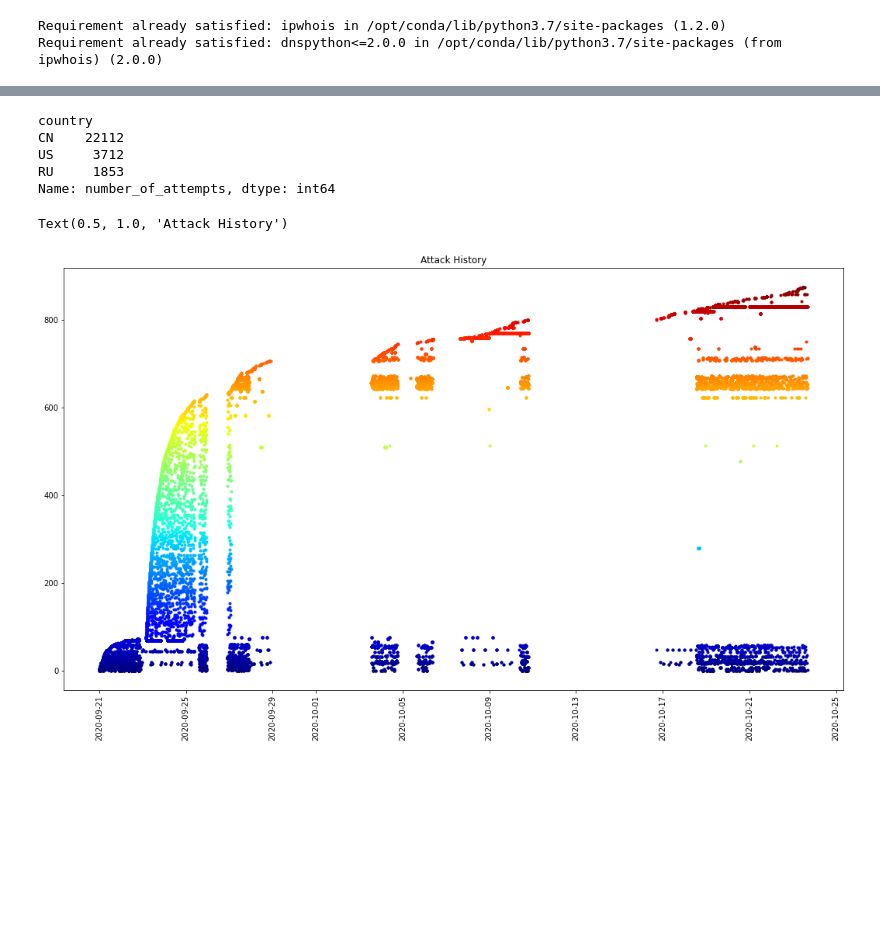
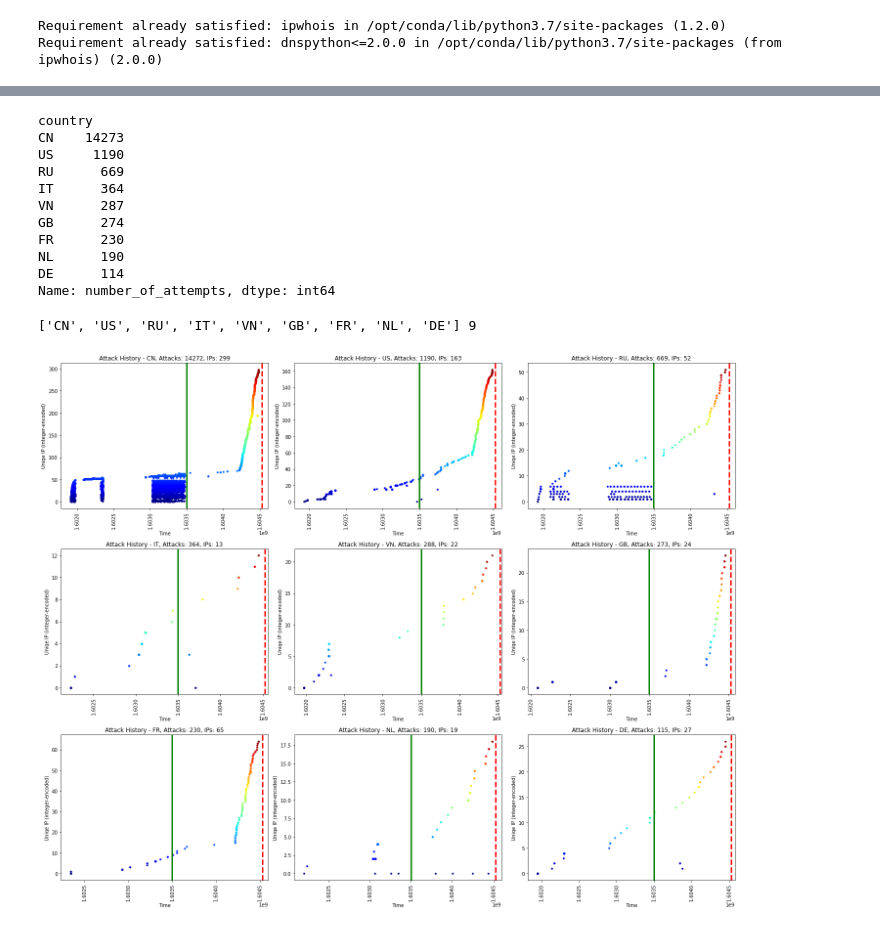
Before and after one commit to Jollyhrothgar/log_analysis, a Jupyter notebook: auth_log_parse.ipynb, the cells around one changed output, grey strips where cells are left out. Saved outputs shown, nothing was run; the diff lists cells and outputs as text; code cells hidden in the pictures; blank space fills up the shorter version.

Commit message:
Switched to unixtime because matplotlib doesn't plot datetime values properly...(still)

```diff
--- a/auth_log_parse.ipynb
+++ b/auth_log_parse.ipynb
@@ -301,3 +283,5 @@ df
+# %%
+df['unixtime'] = df['timestamp'].apply(lambda x: time.mktime(x.timetuple()))
 # %%
 df['user'].value_counts()[df['user'].value_counts() > 6]
 # %% [output]
@@ -359,11 +348,14 @@ df_summary = pd.concat(
     df[['source_ip', 'timestamp']].groupby('source_ip').min().rename(columns={'timestamp':'min_timestamp'}),
     df[['source_ip', 'timestamp']].groupby('source_ip').count().rename(columns={'timestamp':'number_of_attempts'}),
     df[['source_ip', 'user']].groupby('source_ip').agg(lambda x: len(set(x))).rename(columns={'user':'uname_count'}),
-    df[['source_ip', 'timestamp']].groupby('source_ip').agg(lambda x: list(x)).rename(columns={'timestamp':'timeseries'})
+    df[['source_ip', 'timestamp']].groupby('source_ip').agg(lambda x: list(x)).rename(columns={'timestamp':'timeseries'}),
+    df[['source_ip', 'unixtime']].groupby('source_ip').min().rename(columns={'unixtime':'min_unixtime'}),
+    df[['source_ip', 'unixtime']].groupby('source_ip').max().rename(columns={'unixtime':'max_unixtime'}),
+    df[['source_ip', 'unixtime']].groupby('source_ip').agg(lambda x: list(x)).rename(columns={'unixtime':'unixtime_timeseries'})
   ],
   axis=1
 )
-df_summary['ats'] = df_summary['number_of_attempts'] / (df_summary['max_timestamp'] - df_summary['min_timestamp']).apply(lambda x: x.total_seconds())
+df_summary['ats'] = df_summary['number_of_attempts'] / (df_summary['max_unixtime'] - df_summary['min_unixtime'])
 df_summary.sort_values(by='number_of_attempts', ascending=False).head(10)
 # %% [output]
 |  | num_ports_scanned | max_timestamp | min_timestamp | number_of_attempts | uname_count | timeseries | ... |
@@ -420,36 +414,53 @@ Text(0.5, 1.0, 'Attacks by Country')
 # %%
-df_summary.groupby('country').sum()['number_of_attempts'].sort_values(ascending=False)[:3]
+top_over_100 = df_summary.groupby('country').sum()['number_of_attempts'].sort_values(ascending=False)
+top_over_100 = top_over_100[top_over_100 > 100]
 # %% [output]
 country
-CN    22112
-US     3712
-RU     1853
+CN    14273
+US     1190
+RU      669
+IT      364
+VN      287
+GB      274
+FR      230
+NL      190
+DE      114
 Name: number_of_attempts, dtype: int64
 # %%
 # plt_df = df_summary.loc[df_summary.index == '218.92.0.205']
-plt_df = df_summary
-plt_df
-
-n = len(plt_df)
-color = plt.cm.jet(np.linspace(0, 1,n))
+countries = list(top_over_100.index)
+# %%
+print(countries, len(countries))
+# %% [output]
+['CN', 'US', 'RU', 'IT', 'VN', 'GB', 'FR', 'NL', 'DE'] 9
 # %%
-fig, ax = plt.subplots(figsize=(18,10))
-plt.sca(ax)
+fig, axes = plt.subplots(nrows=3, ncols=3, figsize=(20,16))
 
-for i, row in enumerate(plt_df.sort_values(by='min_timestamp').iterrows()):
-  ip_address = row[0]
-  data = row[1]
-  timeseries = data['timeseries']
+for c_i, ax in enumerate(axes.reshape(-1)):
+  plt.sca(ax)
+  plt_df = df_summary.loc[df_summary['country'] == countries[c_i]]
+  color = mpl.cm.jet(np.linspace(0, 1, len(plt_df)))
+  attacks = 0
+  for i, row in enumerate(plt_df.sort_values(by='min_unixtime').iterrows()):
+    attacks += len(data['unixtime_timeseries'])
+    ip_address = row[0]
+    data = row[1]
+    timeseries = data['unixtime_timeseries']
 
-  plt.scatter(
-    timeseries,
-    np.full(shape=(len(timeseries),), fill_value=i),
-    label=ip_address,
-    marker='.',
-    color=color[i],
-  )
-  plt.xticks(rotation='90')
-plt.title("Attack History")
+    plt.scatter(
+      timeseries,
+      np.full(shape=(len(timeseries),), fill_value=i),
+      label=ip_address,
+      marker='.',
+      color=color[i],
+    )
+    plt.xticks(rotation='90')
+  num_ips = len(plt_df.index)
+  ax.axvline(x=time.mktime(dt.datetime.now().timetuple()), ymin=0, ymax=i, color='r', linestyle='--', linewidth=3)
+  ax.axvline(x=time.mktime(dt.datetime(2020,10,24).timetuple()), ymin=0, ymax=i, color='g', linestyle='-', linewidth=3)
+  ax.set_ylabel("Uniqe IP (integer-encoded)")
+  ax.set_xlabel("Time")
+  plt.title("Attack History - {}, Attacks: {}, IPs: {}".format(countries[c_i], attacks, num_ips))
+plt.tight_layout()
 # %% [output]
-Text(0.5, 1.0, 'Attack History')
-[figure, old version]
+[figure, new version]
```
Also changed, not shown: parts of 17 cells of this notebook, 2 other files.
